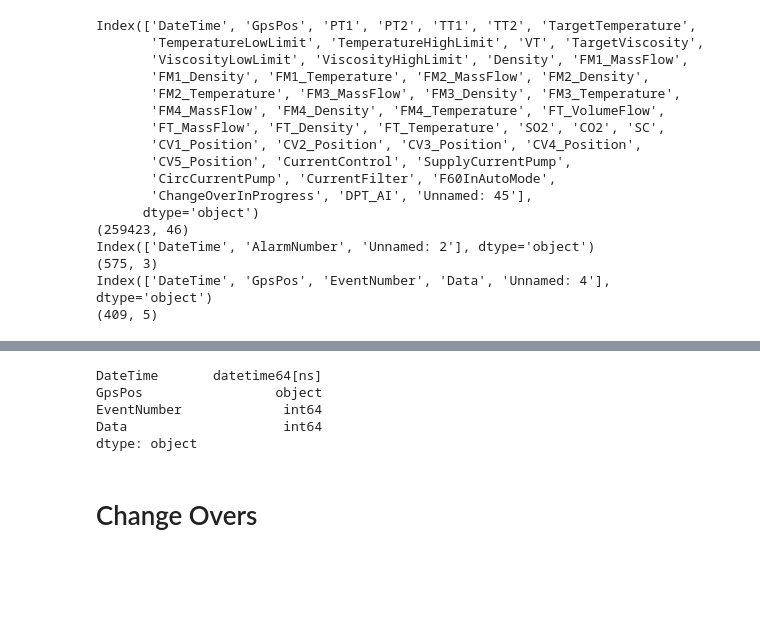
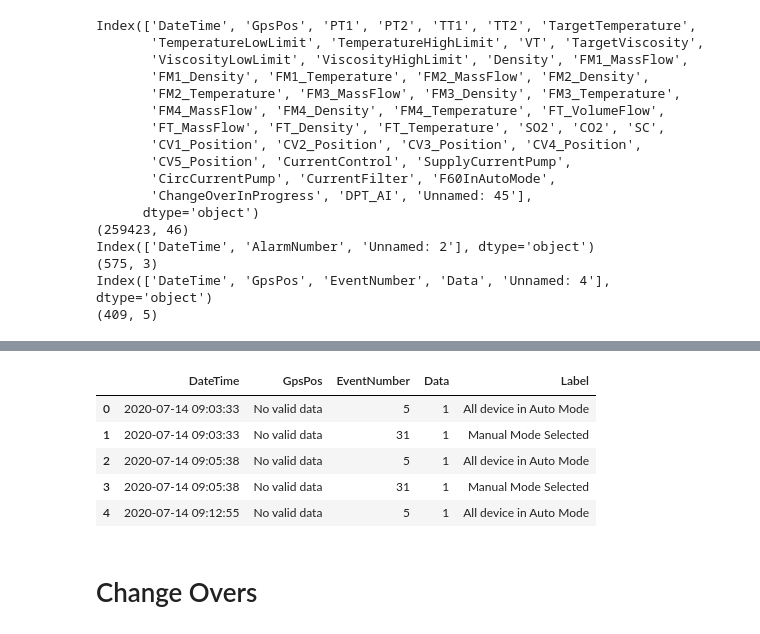
Before and after one commit to laestradad/visualite, a Jupyter notebook: FCM_One_Data-analysis.ipynb, the cells around one changed output, grey strips where cells are left out. Drawn from its saved outputs; the diff is of its cells as text; code cells hidden in the pictures; blank space fills up the shorter version.

Commit message:
Changeover identification and respective plots

```diff
--- a/FCM_One_Data-analysis.ipynb
+++ b/FCM_One_Data-analysis.ipynb
@@ -167,13 +256,33 @@ AlarmNumber             int64
 dtype: object
 # %%
 LogsEvents = LogsEvents[['DateTime', 'GpsPos', 'EventNumber', 'Data']]
-LogsEvents.dtypes
+LogsEvents['Label'] = LogsEvents['EventNumber']
+
+LogsEvents[['Label']] = LogsEvents[['Label']] .replace({0 : 'FCM Started',
+                                                        1 : 'FCM Stopped',
+                                                        2 : 'Changeover initiated',
+                                                        3 : 'Changeover Finsihed',
+                                                        4 : 'Any device in Manual Mode',
+                                                        5 : 'All device in Auto Mode',
+                                                        6 : 'P401 SPump value changed',
+                                                        7 : 'P501 CPump value changed',
+                                                        8 : 'P903 Heater In Use value changed',
+                                                        30 : 'Auto Mode Selected',
+                                                        31 : 'Manual Mode Selected'})
+
+LogsEvents.loc[(LogsEvents['EventNumber'] == 6) |
+               (LogsEvents['EventNumber'] == 7) |
+               (LogsEvents['EventNumber'] == 8), 'Label'] = LogsEvents['Label'].astype(str) + ": " + LogsEvents['Data'].astype(str)
+
+
+LogsEvents.head()
 # %% [output]
-DateTime       datetime64[ns]
-GpsPos                 object
-EventNumber             int64
-Data                    int64
-dtype: object
+|  | DateTime | GpsPos | EventNumber | Data | Label |
+| 0 | 2020-07-14 09:03:33 | No valid data | 5 | 1 | All device in Auto Mode |
+| 1 | 2020-07-14 09:03:33 | No valid data | 31 | 1 | Manual Mode Selected |
+| 2 | 2020-07-14 09:05:38 | No valid data | 5 | 1 | All device in Auto Mode |
+| 3 | 2020-07-14 09:05:38 | No valid data | 31 | 1 | Manual Mode Selected |
+| 4 | 2020-07-14 09:12:55 | No valid data | 5 | 1 | All device in Auto Mode |
 # %% [markdown]
 # Change Overs
 # %%
```
Also changed, not shown: parts of 12 cells of this notebook, 2 other files.
